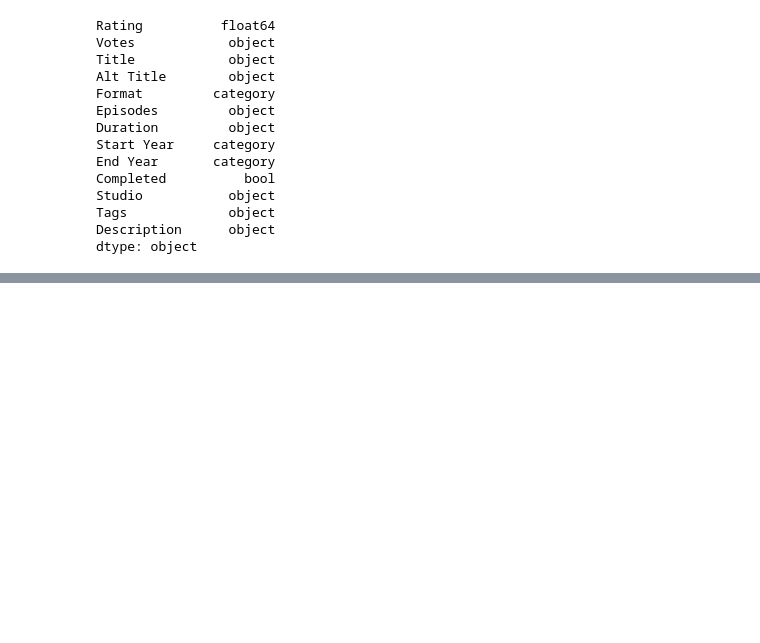
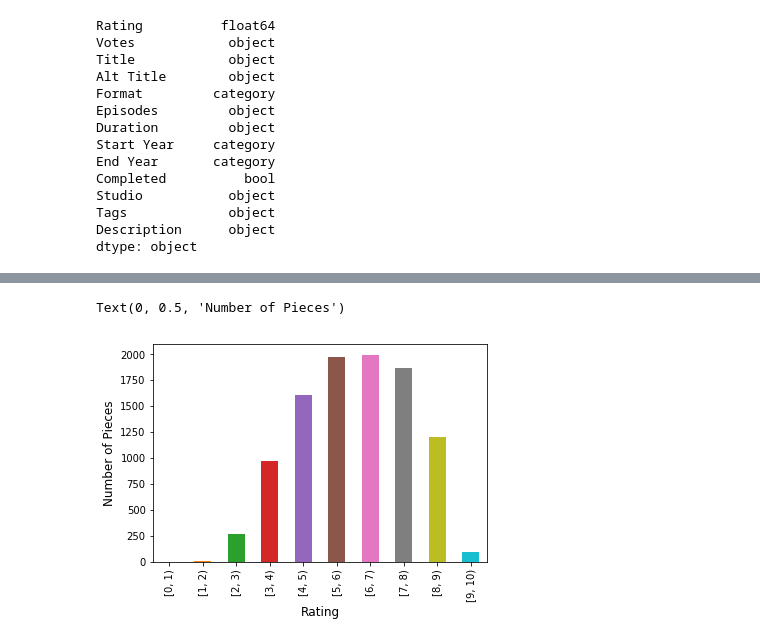
Before and after one commit to datastoryteller/Anime-Analysis, a Jupyter notebook: Anime Analysis.ipynb, the cells around one changed output, grey strips where cells are left out. Saved outputs shown, nothing was run; the diff lists cells and outputs as text; code cells hidden in the pictures; blank space fills up the shorter version.

```diff
--- a/Anime Analysis.ipynb
+++ b/Anime Analysis.ipynb
@@ -103,0 +106,8 @@ df.loc[df['Rating'].notnull(),'Rating'].max()
+# %%
+bins = range(0, 11)
+ax = pd.cut(list(df['Rating']), bins, right=False).value_counts().plot(kind='bar')
+ax.set_xlabel('Rating', fontsize=12)
+ax.set_ylabel('Number of Pieces', fontsize=12)
+# %% [output]
+Text(0, 0.5, 'Number of Pieces')
+[figure, added]
```
Also changed, not shown: parts of 11 cells of this notebook, 1 other file.
